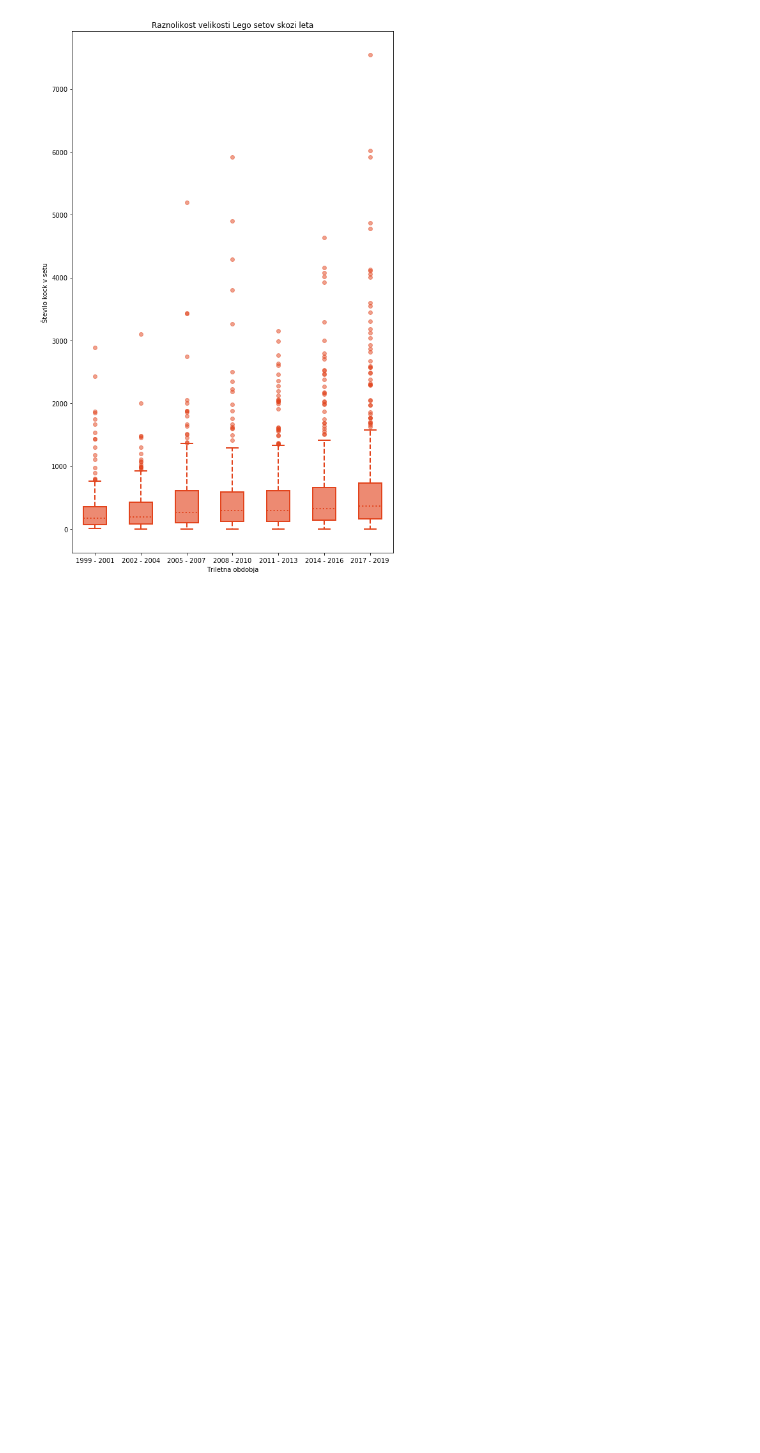
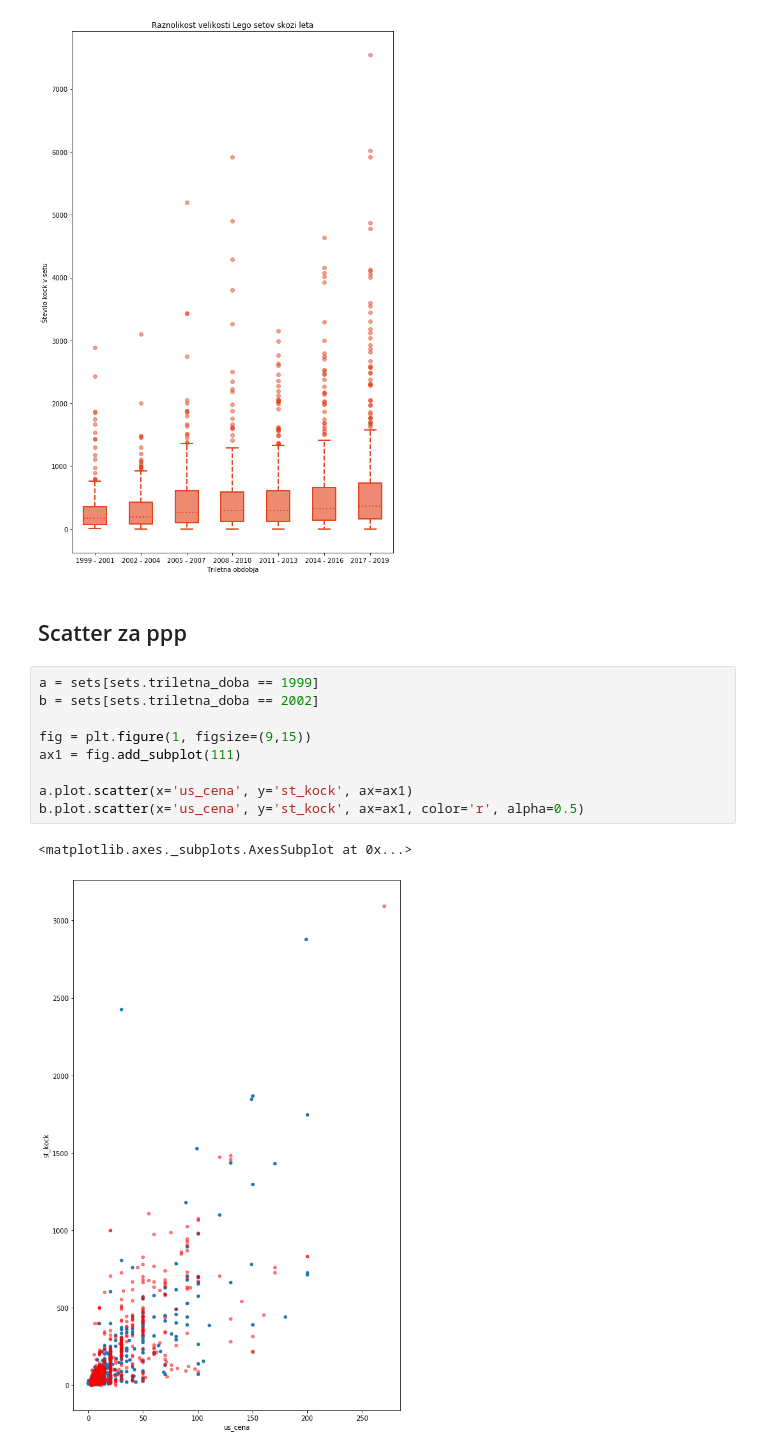
Before and after one commit to kazi99/Lego-sets, a Jupyter notebook: analiza.ipynb, the cells around one changed output. Cells and saved outputs as stored; diff of their text form; blank space fills up the shorter version.

```diff
--- a/analiza.ipynb
+++ b/analiza.ipynb
@@ -248,3 +281,17 @@ ax1.set_xticklabels([f'{i} - {i + 2}' for i in range(1999,2020,3)])
  Text(0, 0, '2014 - 2016'),
  Text(0, 0, '2017 - 2019')]
 [figure]
+# %% [markdown]
+## Scatter za ppp
+# %%
+a = sets[sets.triletna_doba == 1999]
+b = sets[sets.triletna_doba == 2002]
+
+fig = plt.figure(1, figsize=(9,15))
+ax1 = fig.add_subplot(111)
+
+a.plot.scatter(x='us_cena', y='st_kock', ax=ax1)
+b.plot.scatter(x='us_cena', y='st_kock', ax=ax1, color='r', alpha=0.5)
+# %% [output]
+<matplotlib.axes._subplots.AxesSubplot at 0x...>
+[figure, added]
```
Also changed, not shown: parts of 2 cells of this notebook.
